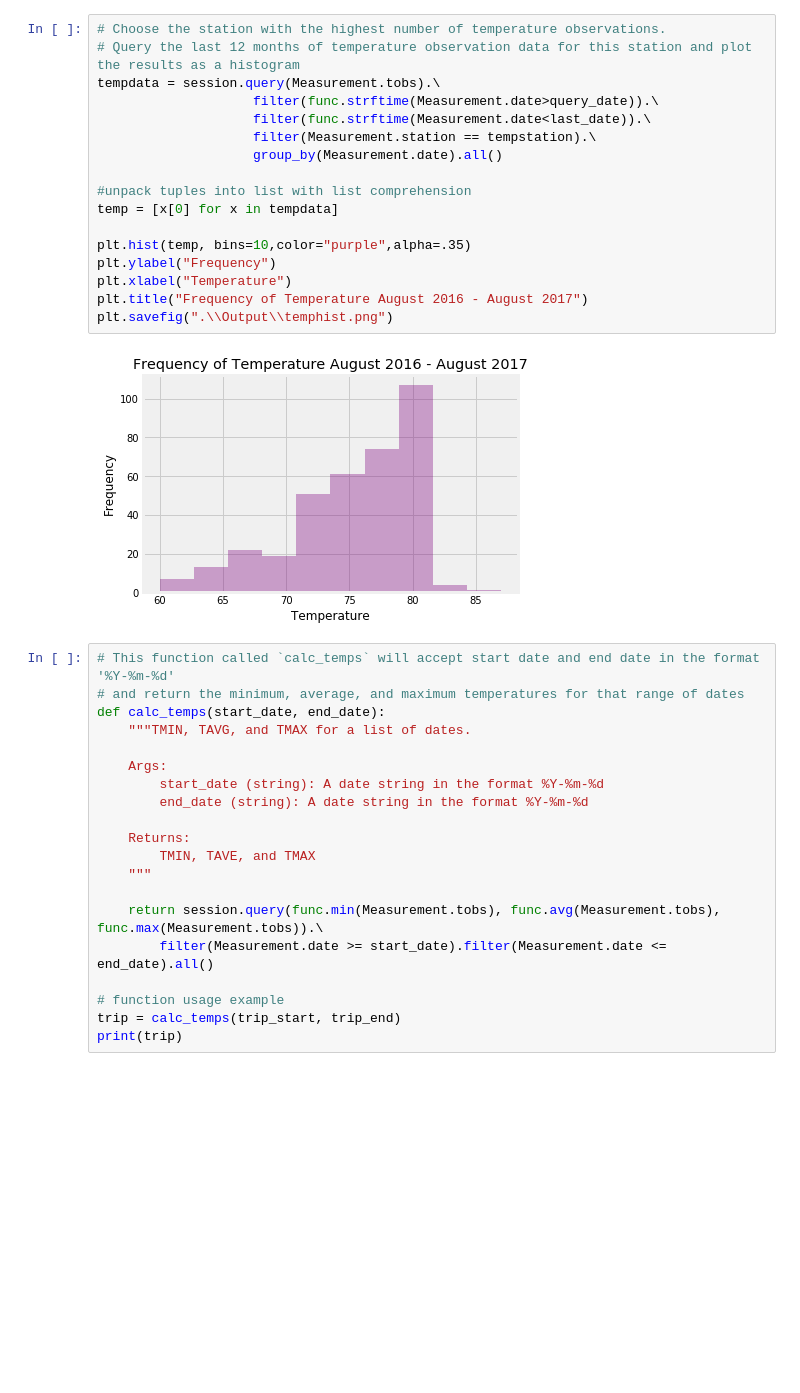
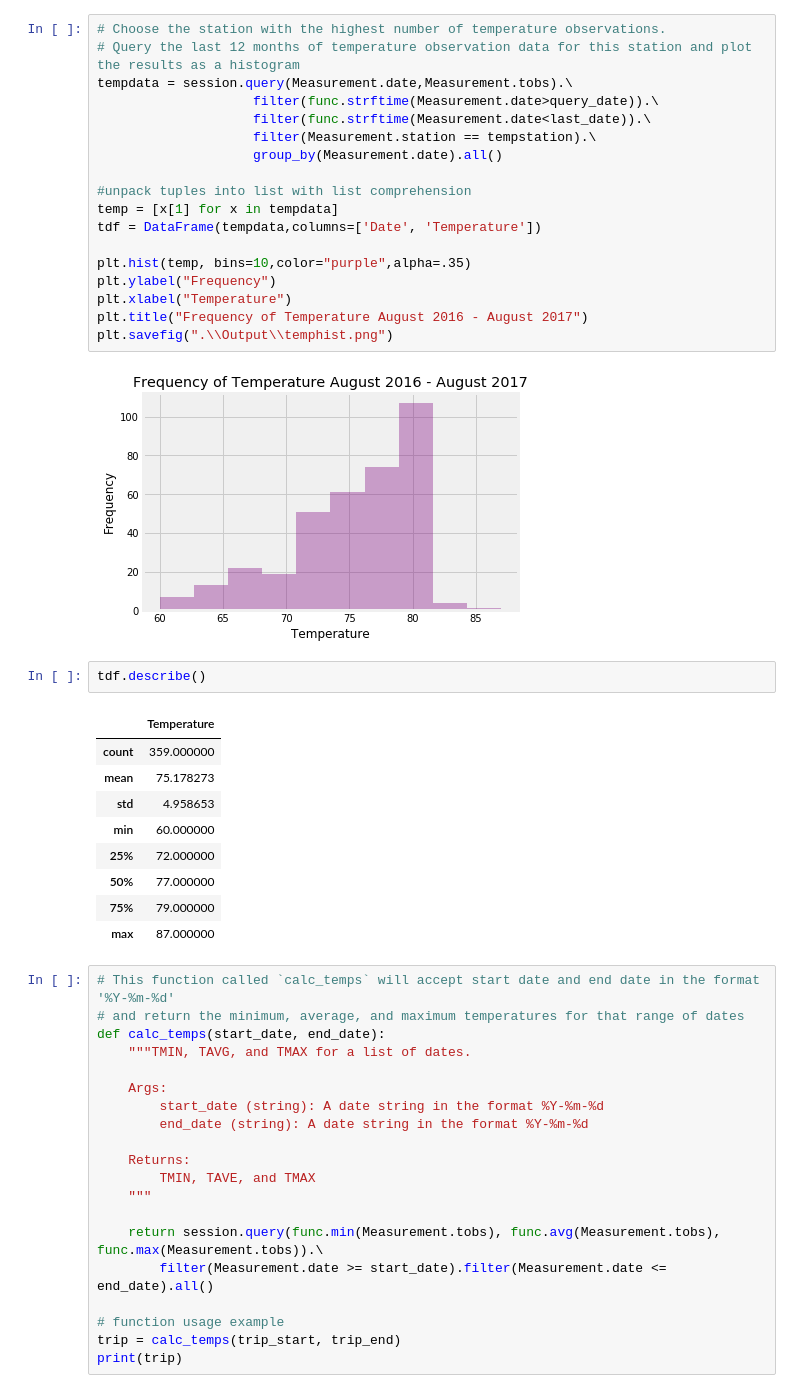
Before and after one commit to bethanylindberg/SMU_Data_Science, a Jupyter notebook: Week 10/climate_starter.ipynb, the cells around one changed output. Saved outputs shown, nothing was run; the diff lists cells and outputs as text; blank space fills up the shorter version.

```diff
--- a/Week 10/climate_starter.ipynb
+++ b/Week 10/climate_starter.ipynb
@@ -133,14 +117,15 @@ tempstation
 # %%
 # Choose the station with the highest number of temperature observations.
 # Query the last 12 months of temperature observation data for this station and plot the results as a histogram
-tempdata = session.query(Measurement.tobs).\
+tempdata = session.query(Measurement.date,Measurement.tobs).\
                     filter(func.strftime(Measurement.date>query_date)).\
                     filter(func.strftime(Measurement.date<last_date)).\
                     filter(Measurement.station == tempstation).\
                     group_by(Measurement.date).all()
 
 #unpack tuples into list with list comprehension
-temp = [x[0] for x in tempdata]
+temp = [x[1] for x in tempdata]
+tdf = DataFrame(tempdata,columns=['Date', 'Temperature'])
 
 plt.hist(temp, bins=10,color="purple",alpha=.35)
 plt.ylabel("Frequency")
@@ -149,6 +134,18 @@ plt.title("Frequency of Temperature August 2016 - August 2017")
 plt.savefig(".\\Output\\temphist.png")
 # %% [output]
 [figure]
+# %%
+tdf.describe()
+# %% [output]
+|  | Temperature |
+| count | 359.000000 |
+| mean | 75.178273 |
+| std | 4.958653 |
+| min | 60.000000 |
+| 25% | 72.000000 |
+| 50% | 77.000000 |
+| 75% | 79.000000 |
+| max | 87.000000 |
 # %%
 # This function called `calc_temps` will accept start date and end date in the format '%Y-%m-%d'
 # and return the minimum, average, and maximum temperatures for that range of dates
```
Also changed, not shown: parts of 3 cells of this notebook, 4 other files.
